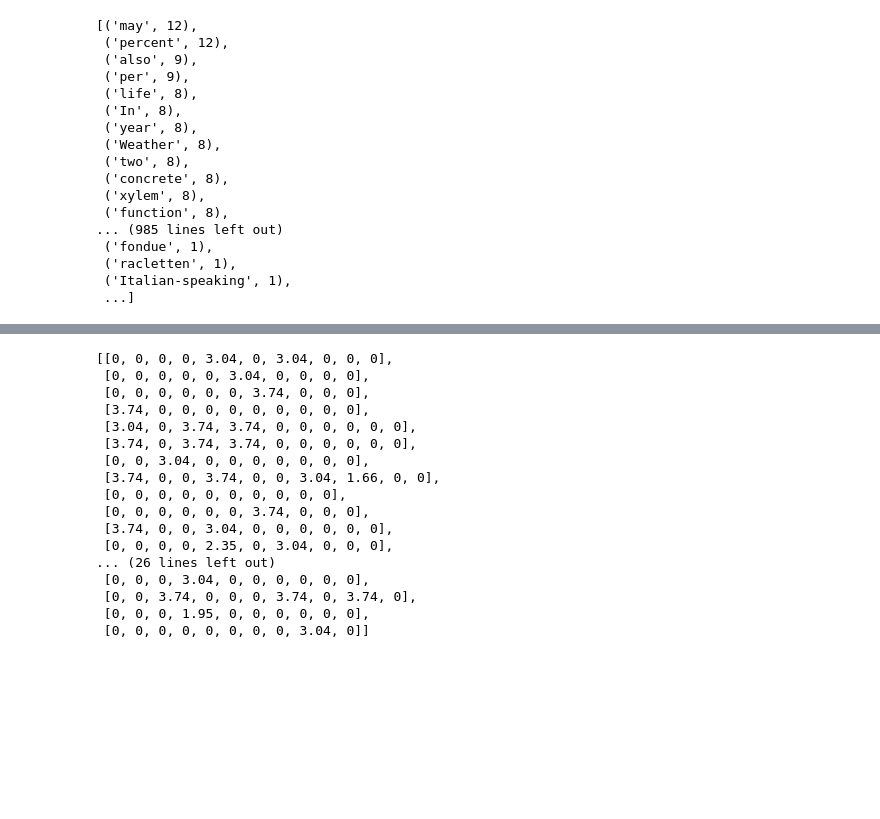
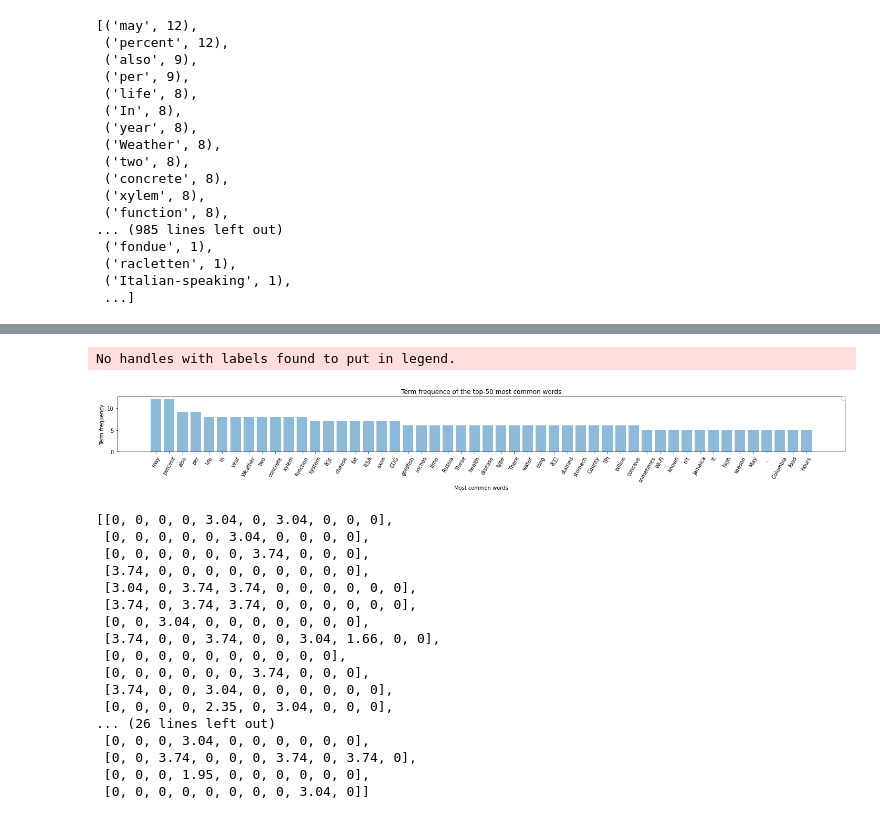
Before and after one commit to JulianBiesheuvel/CoreIR, a Jupyter notebook: Untitled.ipynb, the cells around one changed output, grey strips where cells are left out. Cells and saved outputs as stored; diff of their text form; code cells hidden in the pictures; blank space fills up the shorter version.

```diff
--- a/Untitled.ipynb
+++ b/Untitled.ipynb
@@ -488,3 +461,26 @@ most_occur_st
+# %%
+# make a plot of the top-k words in a bar chart for the time they occur
+objects = [x[0] for x in most_occur_st[:50]]
+y_pos = np.arange(len(objects))
+performance = [x[1] for x in most_occur_st[:50]]
+plt.figure(figsize=(20, 3))  # width:20, height:3
+plt.bar(y_pos, performance, align='center', alpha=0.5)
+plt.xticks(y_pos, objects)
+plt.ylabel('Term frequency')
+plt.xlabel('Most common words')
+plt.title('Term frequence of the top-50 most common words')
+plt.xticks(rotation=60)
+
+import statistics
+# plt.axhline(y=statistics.mean(performance), color='g', linestyle='--', label="Mean TF")
+
+# Add legend
+plt.legend(loc=1, fontsize='small', bbox_to_anchor=(1, 1), borderaxespad=0)
+plt.tight_layout()
+plt.savefig('top_50_common_words_and_mean_bar.svg')
+# %% [output]
+No handles with labels found to put in legend.
+[figure, added]
 # %%
 import math
 
```
Also changed, not shown: parts of 31 cells of this notebook, 4 other files.
